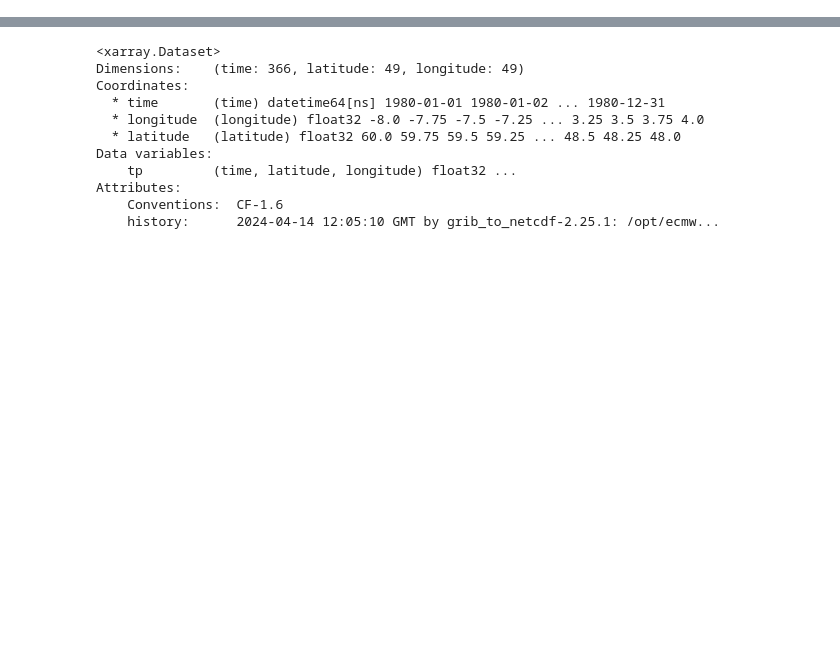
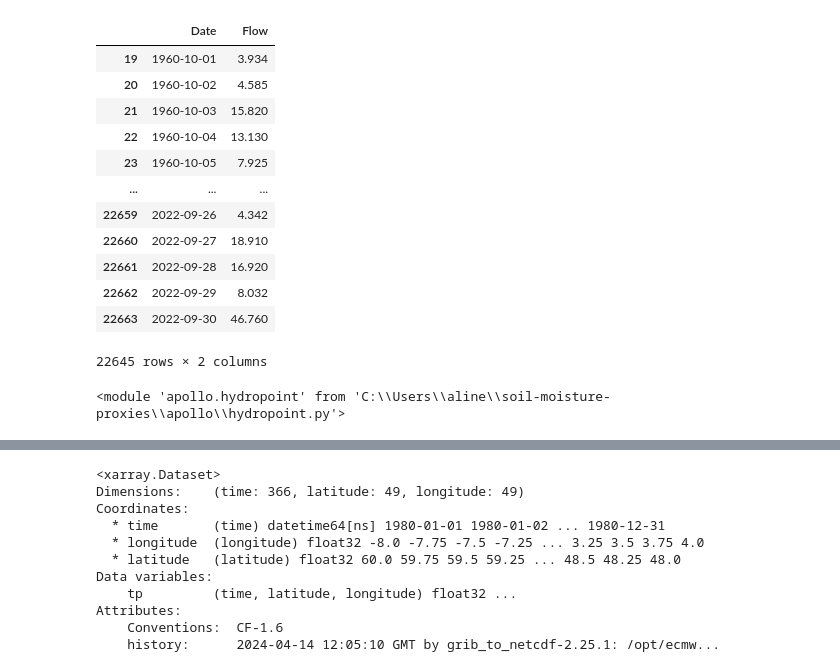
Before and after one commit to AlineGenvision/Lowlands-vs_highlands-streamflow, a Jupyter notebook: data_exploration.ipynb, the cells around one changed output, grey strips where cells are left out. Cells and saved outputs as stored; diff of their text form; code cells hidden in the pictures; blank space fills up the shorter version.

```diff
--- a/data_exploration.ipynb
+++ b/data_exploration.ipynb
@@ -3,0 +29,26 @@ import xarray as xr
+# %%
+import pandas as pd
+flow = pd.read_csv('7001_gdf.csv')
+flow = flow.drop(flow.columns[2], axis=1)
+flow = flow.drop(flow.index[0:19])
+flow.columns = ['Date', 'Flow']
+flow
+# %% [output]
+|  | Date | Flow |
+| 19 | 1960-10-01 | 3.934 |
+| 20 | 1960-10-02 | 4.585 |
+| 21 | 1960-10-03 | 15.820 |
+| 22 | 1960-10-04 | 13.130 |
+| 23 | 1960-10-05 | 7.925 |
+| ... | ... | ... |
+| 22659 | 2022-09-26 | 4.342 |
+| 22660 | 2022-09-27 | 18.910 |
+| 22661 | 2022-09-28 | 16.920 |
+| 22662 | 2022-09-29 | 8.032 |
+| 22663 | 2022-09-30 | 46.760 |
+22645 rows × 2 columns
+# %%
+import importlib
+importlib.reload(hydropoint)
+# %% [output]
+<module 'apollo.hydropoint' from 'C:\\Users\\aline\\soil-moisture-proxies\\apollo\\hydropoint.py'>
```
Also changed, not shown: parts of 9 cells of this notebook, 8 other files.
